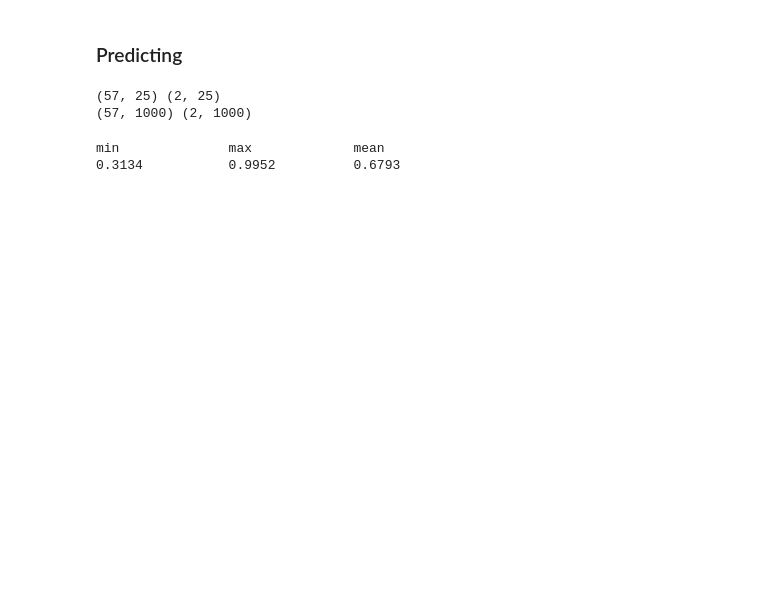
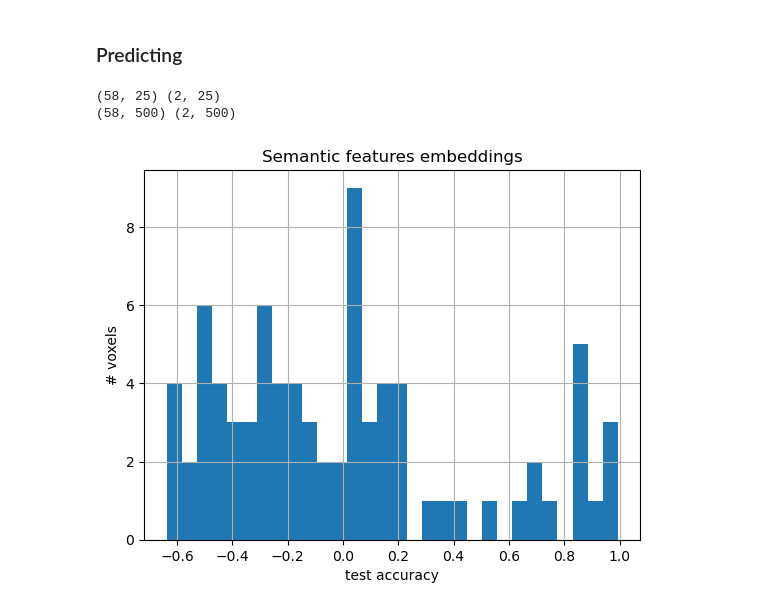
Before and after one commit to halixness/brain-activity-from-lm, a Jupyter notebook: 0_mitchell_study.ipynb, the cells around one changed output. Drawn from its saved outputs; the diff is of its cells as text; code cells hidden in the pictures; blank space fills up the shorter version.

```diff
--- a/0_mitchell_study.ipynb
+++ b/0_mitchell_study.ipynb
@@ -73,3 +100,13 @@ fmriData = get_word_activations(filename, skip_lines = 1)
+# %%
+# Filter and compute mean across repetitions
+filteredfMRIData = {}
+for epoch in fmriData.keys():
+    for word, activations in fmriData[epoch].items():
+        if word not in filteredfMRIData.keys(): filteredfMRIData[word] = []
+        filteredfMRIData[word].append(activations[most_stable_voxels_idx])
+
+for word in filteredfMRIData.keys():
+    filteredfMRIData[word] = np.mean(filteredfMRIData[word], axis=0)
 # %% [markdown]
 ### Predicting
 # %%
@@ -93,10 +132,15 @@ Y = np.array(Y)
 # %%
-X_train, X_test, y_train, y_test = train_test_split(
-    X, Y, test_size=0.03, random_state=42)
+# Fetch fMRI activations from the dataset
+X = np.array(X)
+Y = np.array(Y)
+
+#X_train, X_test, y_train, y_test = train_test_split(X, Y, test_size=0.02, random_state=42)
+X_train, X_test, y_train, y_test = X[:TRAIN_SIZE], X[TRAIN_SIZE:], Y[:TRAIN_SIZE], Y[TRAIN_SIZE:]
+
 
 print(X_train.shape, X_test.shape)
 print(y_train.shape, y_test.shape)
 # %% [output]
-(57, 25) (2, 25)
-(57, 1000) (2, 1000)
+(58, 25) (2, 25)
+(58, 500) (2, 500)
 # %%
@@ -115,13 +156,14 @@ for model in tqdm(predictors):
     i += 1
 
 scores = np.array(scores)
-# %%
-# Picking the best 100 predictors (voxels)
-K = 100
-ind = np.argpartition(scores, -K)[-K:]
-
-print("min \t\t max \t\t mean")
-print(f"{np.min(scores[ind]):.4f} \t\t {np.max(scores[ind]):.4f} \t {np.mean(scores[ind]):.4f}")
-# %% [output]
-min              max             mean
-0.3134           0.9952          0.6793
+# %%
+K = 80
+ind = np.argpartition(scores, -K)[-K:]
+
+plt.title("Semantic features embeddings")
+plt.xlabel("test accuracy")
+plt.ylabel("# voxels")
+plt.hist(scores[ind], bins=30)
+plt.grid()
+# %% [output]
+[figure, added]
```
Also changed, not shown: parts of 11 cells of this notebook, 2 other files.
